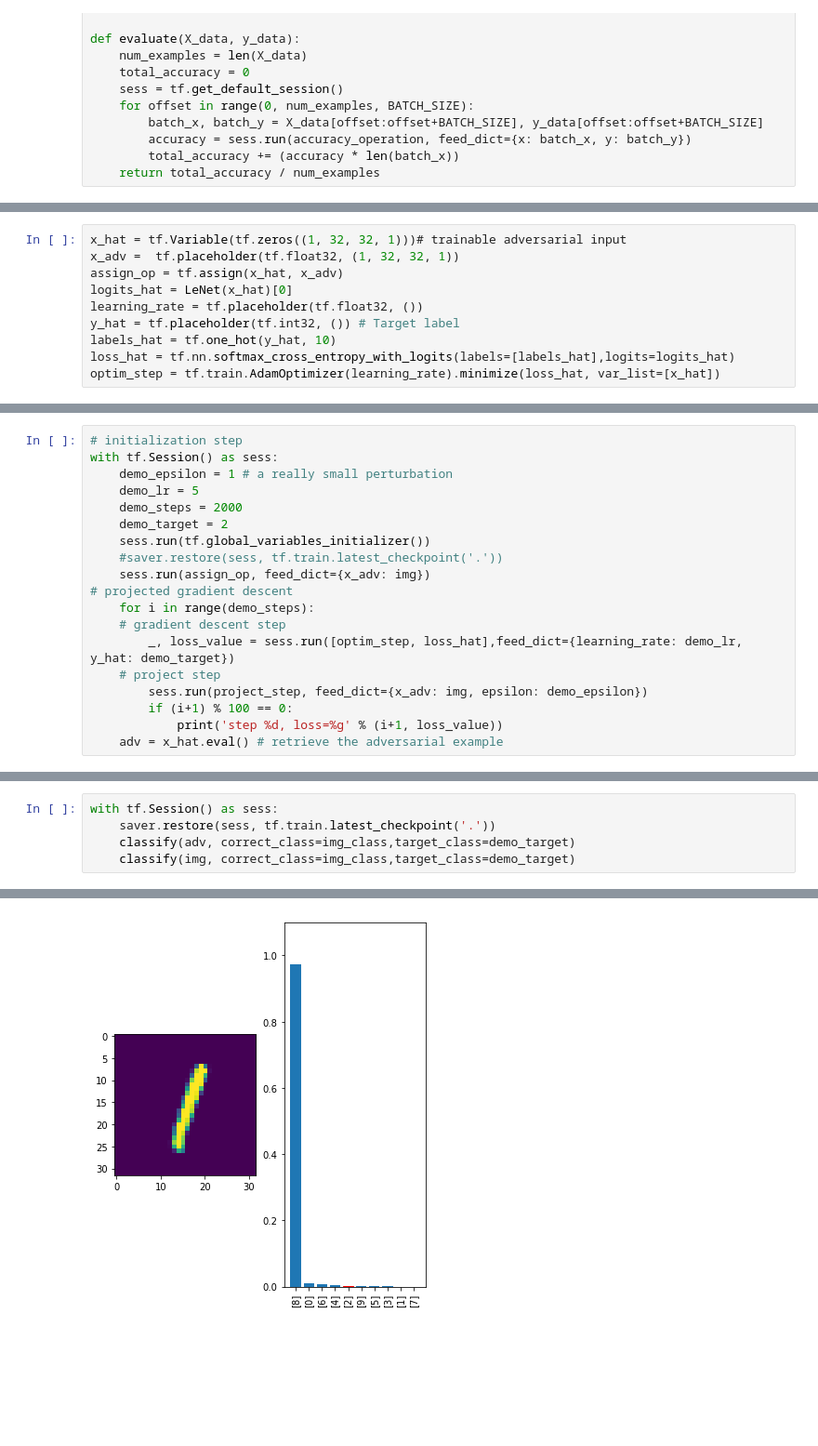
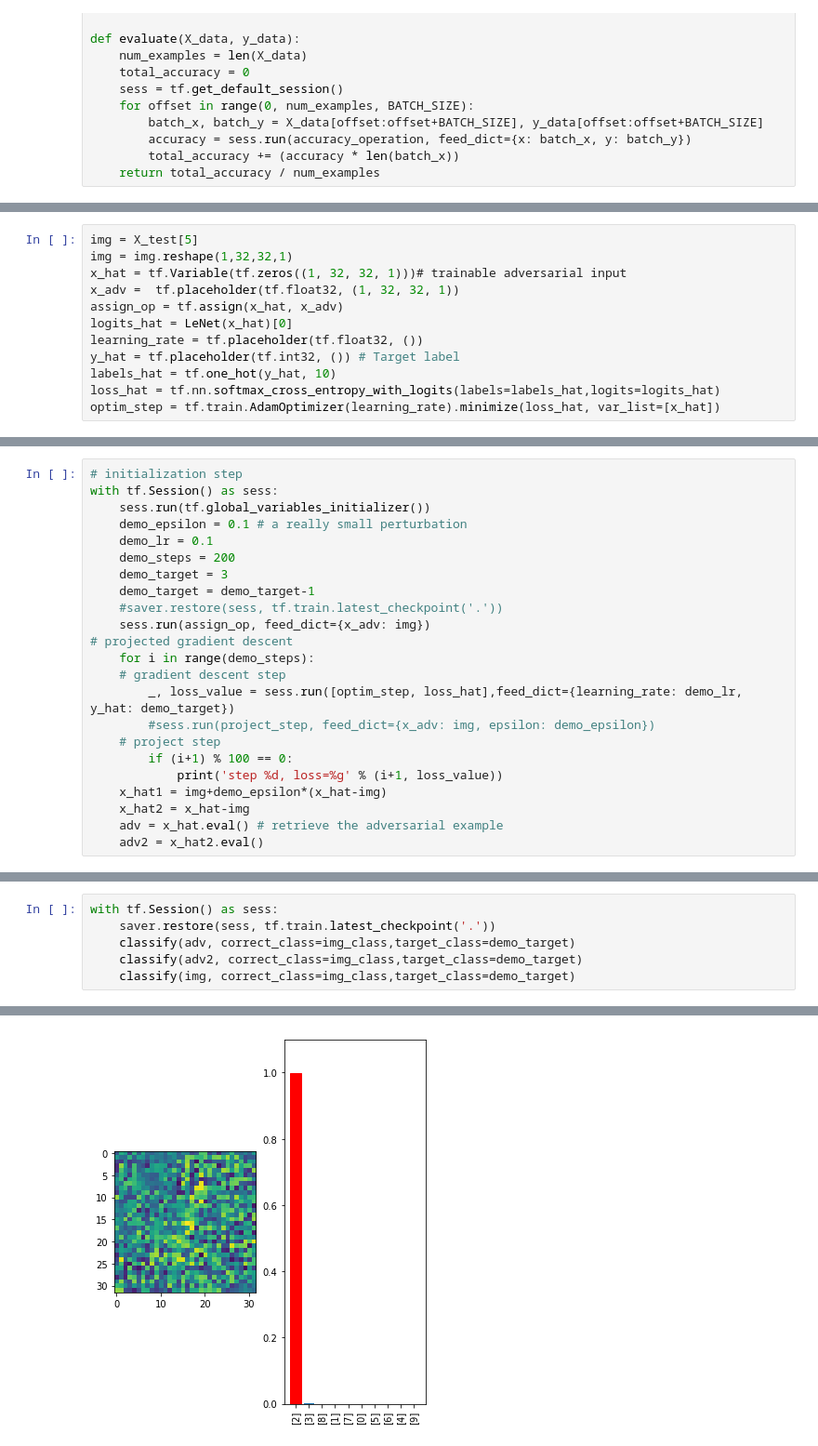
Before and after one commit to GuangyuNie/Vision-Challenge-test-code, a Jupyter notebook: LeNet 2.ipynb, the cells around one changed output, grey strips where cells are left out. Shown: that part at 93% size. Drawn from its saved outputs; the diff is of its cells as text; blank space fills up the shorter version.

```diff
--- a/LeNet 2.ipynb
+++ b/LeNet 2.ipynb
@@ -203,5 +201,7 @@ INFO:tensorflow:Restoring parameters from ./lenet
 [figure]
 # %%
+img = X_test[5]
+img = img.reshape(1,32,32,1)
 x_hat = tf.Variable(tf.zeros((1, 32, 32, 1)))# trainable adversarial input
 x_adv =  tf.placeholder(tf.float32, (1, 32, 32, 1))
 assign_op = tf.assign(x_hat, x_adv)
@@ -209,7 +209,7 @@ logits_hat = LeNet(x_hat)[0]
 learning_rate = tf.placeholder(tf.float32, ())
 y_hat = tf.placeholder(tf.int32, ()) # Target label
 labels_hat = tf.one_hot(y_hat, 10)
-loss_hat = tf.nn.softmax_cross_entropy_with_logits(labels=[labels_hat],logits=logits_hat)
+loss_hat = tf.nn.softmax_cross_entropy_with_logits(labels=labels_hat,logits=logits_hat)
 optim_step = tf.train.AdamOptimizer(learning_rate).minimize(loss_hat, var_list=[x_hat])
 # %%
 epsilon = tf.placeholder(tf.float32, ())
@@ -222,20 +221,24 @@ with tf.control_dependencies([projected]):
 # %%
 # initialization step
 with tf.Session() as sess:
-    demo_epsilon = 1 # a really small perturbation
-    demo_lr = 5
-    demo_steps = 2000
-    demo_target = 2
     sess.run(tf.global_variables_initializer())
+    demo_epsilon = 0.1 # a really small perturbation
+    demo_lr = 0.1
+    demo_steps = 200
+    demo_target = 3
+    demo_target = demo_target-1
     #saver.restore(sess, tf.train.latest_checkpoint('.'))
     sess.run(assign_op, feed_dict={x_adv: img})
 # projected gradient descent
     for i in range(demo_steps):
     # gradient descent step
         _, loss_value = sess.run([optim_step, loss_hat],feed_dict={learning_rate: demo_lr, y_hat: demo_target})
+        #sess.run(project_step, feed_dict={x_adv: img, epsilon: demo_epsilon})
     # project step
-        sess.run(project_step, feed_dict={x_adv: img, epsilon: demo_epsilon})
         if (i+1) % 100 == 0:
             print('step %d, loss=%g' % (i+1, loss_value))
+    x_hat1 = img+demo_epsilon*(x_hat-img)
+    x_hat2 = x_hat-img
     adv = x_hat.eval() # retrieve the adversarial example
+    adv2 = x_hat2.eval()
 # %% [output]
@@ -263,5 +248,6 @@ step 2000, loss=0.851081
 with tf.Session() as sess:
     saver.restore(sess, tf.train.latest_checkpoint('.'))
     classify(adv, correct_class=img_class,target_class=demo_target)
+    classify(adv2, correct_class=img_class,target_class=demo_target)
     classify(img, correct_class=img_class,target_class=demo_target)
 # %% [output]
@@ -272 +256 @@ INFO:tensorflow:Restoring parameters from ./lenet
-[figure, old version]
+[figure, new version]
```
Also changed, not shown: parts of 12 cells of this notebook.
